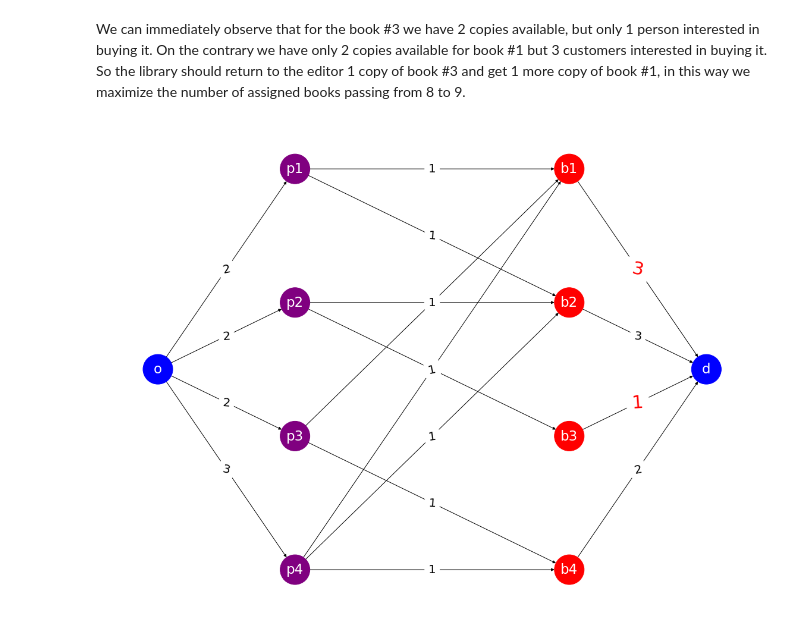
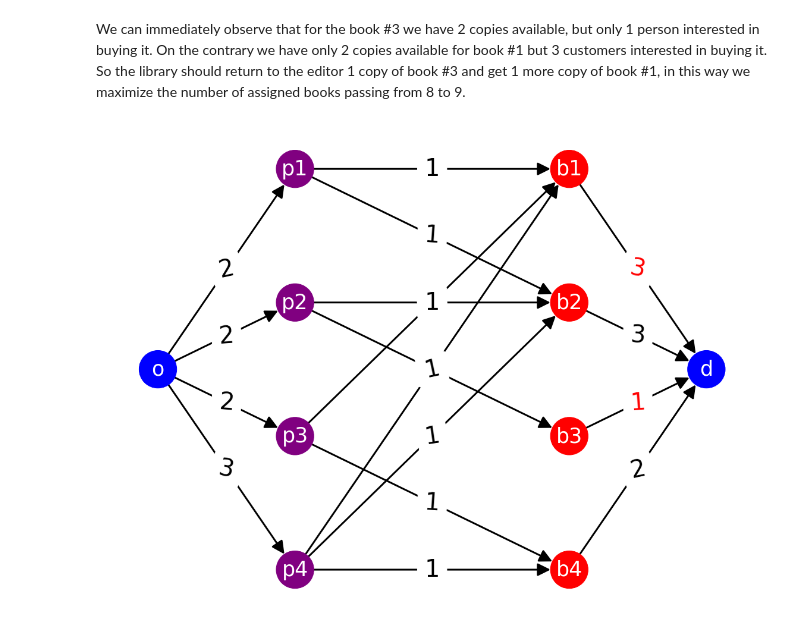
Before and after one commit to fabioeterno/Network_Homework, a Jupyter notebook: Hw1_Ex2.ipynb, the cells around one changed output. Saved outputs shown, nothing was run; the diff lists cells and outputs as text; code cells hidden in the pictures.

```diff
--- a/Hw1_Ex2.ipynb
+++ b/Hw1_Ex2.ipynb
@@ -256,7 +260,7 @@ G3.add_edges_from([('p1', 'b1'), ('p1', 'b2'), ('p2', 'b2'),
 pos3 = {'o':[-10, 2.5], 'p1':[-5,4], 'b1':[5,4], 'b2':[5,3],'p2':[-5,3],
         'b3':[5,2], 'p3':[-5,2], 'b4':[5,1], 'p4':[-5,1], 'd':[10, 2.5]}
 
-nx.draw_networkx_edge_labels(G2,pos2,edge_labels={
+nx.draw_networkx_edge_labels(G3,pos3,edge_labels={
                                                  ('o', 'p1'):G3['o']['p1']['capacity'],
                                                  ('o', 'p2'):G3['o']['p2']['capacity'],
                                                  ('o', 'p3'):G3['o']['p3']['capacity'],
@@ -266,40 +270,40 @@ nx.draw_networkx_edge_labels(G2,pos2,edge_labels={
                                                  ('p2', 'b3'):G3['p2']['b3']['capacity'],
                                                  ('p3', 'b1'):G3['p3']['b1']['capacity'],
                                                  ('p3', 'b4'):G3['p3']['b4']['capacity'],
 
                                                  ('p4', 'b1'):G3['p4']['b1']['capacity'],
                                                  ('p4', 'b4'):G3['p4']['b4']['capacity'],
                                                  ('b4', 'd'):G3['b4']['d']['capacity'],
 
                                                  ('p1', 'b2'):G3['p1']['b2']['capacity'],
                                                  ('p2', 'b2'):G3['p2']['b2']['capacity'],
                                                  ('p4', 'b2'):G3['p4']['b2']['capacity'],
                                                  ('b2', 'd'):G3['b2']['d']['capacity']
                                                 },
-                             font_size=20, font_color='black')
+                             font_size=40, font_color='black')
 
-nx.draw_networkx_edge_labels(G2,pos2,edge_labels={
-
+nx.draw_networkx_edge_labels(G3,pos3,edge_labels={
                                                  ('b1', 'd'):G3['b1']['d']['capacity'],
                                                  ('b3', 'd'):G3['b3']['d']['capacity']
-                                                },
-                             font_size=30, font_color='red')
+                                                 },
+                             font_size=40, font_color='red')
 
 
 
 # define node colors
 G3_node_colors = ['blue', 'purple', 'purple','purple','purple','red','red','red','red', 'blue']
 
 # define edge colors
 for u,v in G3.edges():
     G3[u][v]['color'] = 'black'
 
 G3_edge_colors = [G3[u][v]['color'] for u,v in G3.edges()]
 
 nx.draw(G3, pos2, with_labels = True, font_color='white', node_color=G3_node_colors,
-        edge_color='black', node_size=2500, font_size=23)
+        edge_color='black', node_size=4000, font_size=35, width=3, arrowsize=45)
+plt.savefig(fname="08 switch book")
 # %% [output]
-[figure, old version]
+[figure, new version]
 # %%
 print("maximum flow: ", nx.algorithms.flow.maximum_flow(G3, 'o', 'd'))
 print("minimum cut", nx.algorithms.flow.minimum_cut(G3, 'o', 'd'))
```
Also changed, not shown: parts of 8 cells of this notebook.
